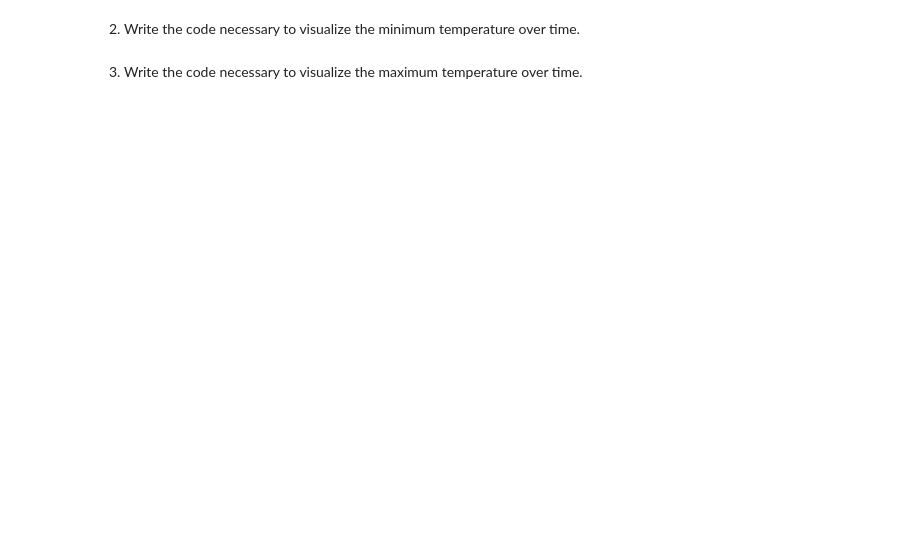
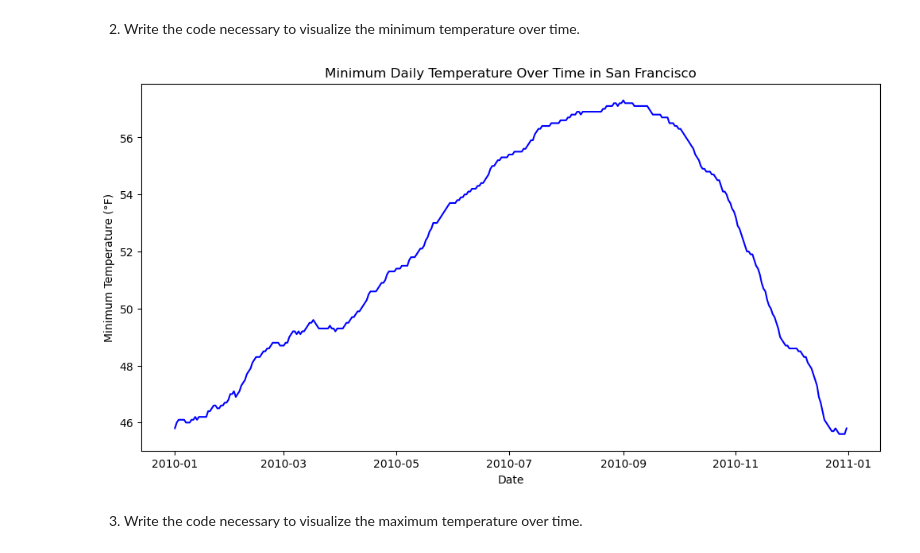
Before and after one commit to Segura-Jorge/time-series-exercises, a Jupyter notebook: wwtsd.ipynb, the cells around one changed output. Drawn from its saved outputs; the diff is of its cells as text; code cells hidden in the pictures; blank space fills up the shorter version.

```diff
--- a/wwtsd.ipynb
+++ b/wwtsd.ipynb
@@ -27,4 +46,17 @@ Use the above dataset for the following exercises:
 # %% [markdown]
 2. Write the code necessary to visualize the minimum temperature over time.
+# %%
+# Resample by day and calculate the minimum temperature
+daily_min_temp = df['temp'].resample('D').min()
+
+# Plot the daily minimum temperature over time
+plt.figure(figsize=(12, 6))
+sns.lineplot(x=daily_min_temp.index, y=daily_min_temp, color='blue')
+plt.title('Minimum Daily Temperature Over Time in San Francisco')
+plt.xlabel('Date')
+plt.ylabel('Minimum Temperature (°F)')
+plt.show()
+# %% [output]
+[figure, added]
 # %% [markdown]
 3. Write the code necessary to visualize the maximum temperature over time.
```
Also changed, not shown: parts of 48 cells of this notebook, 1 other file.
